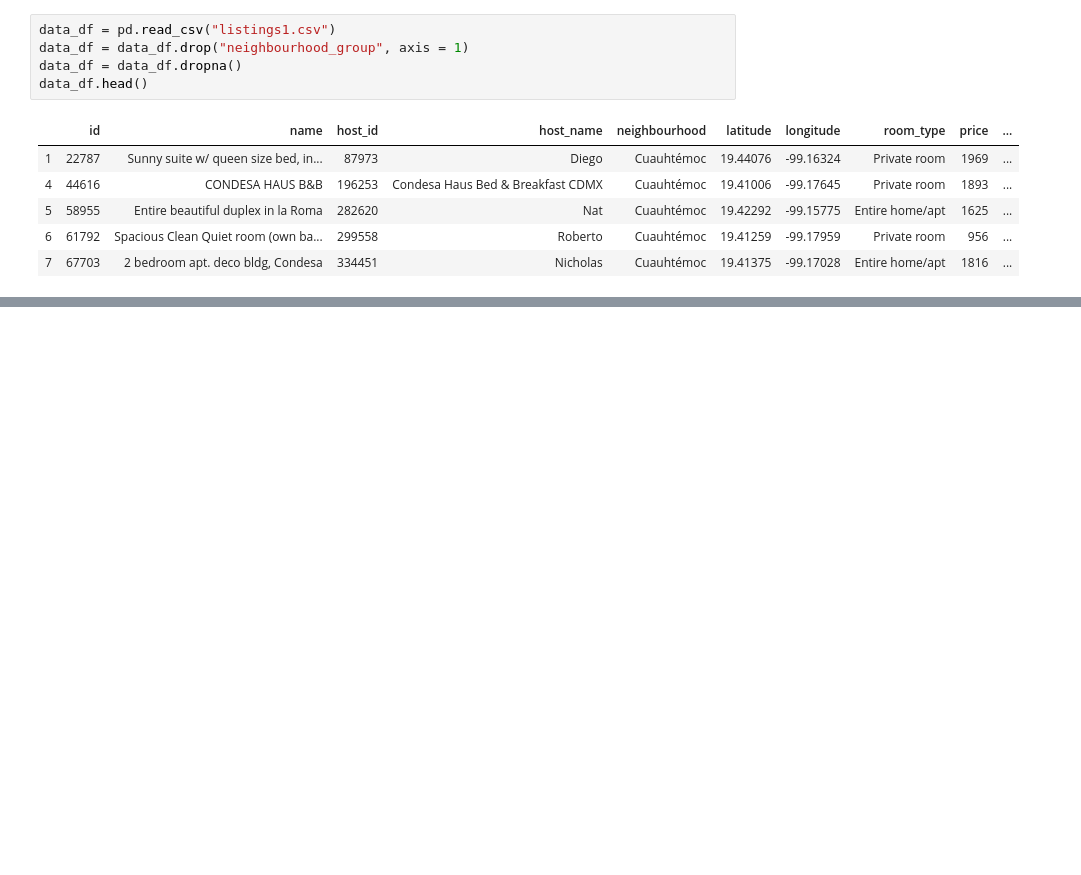
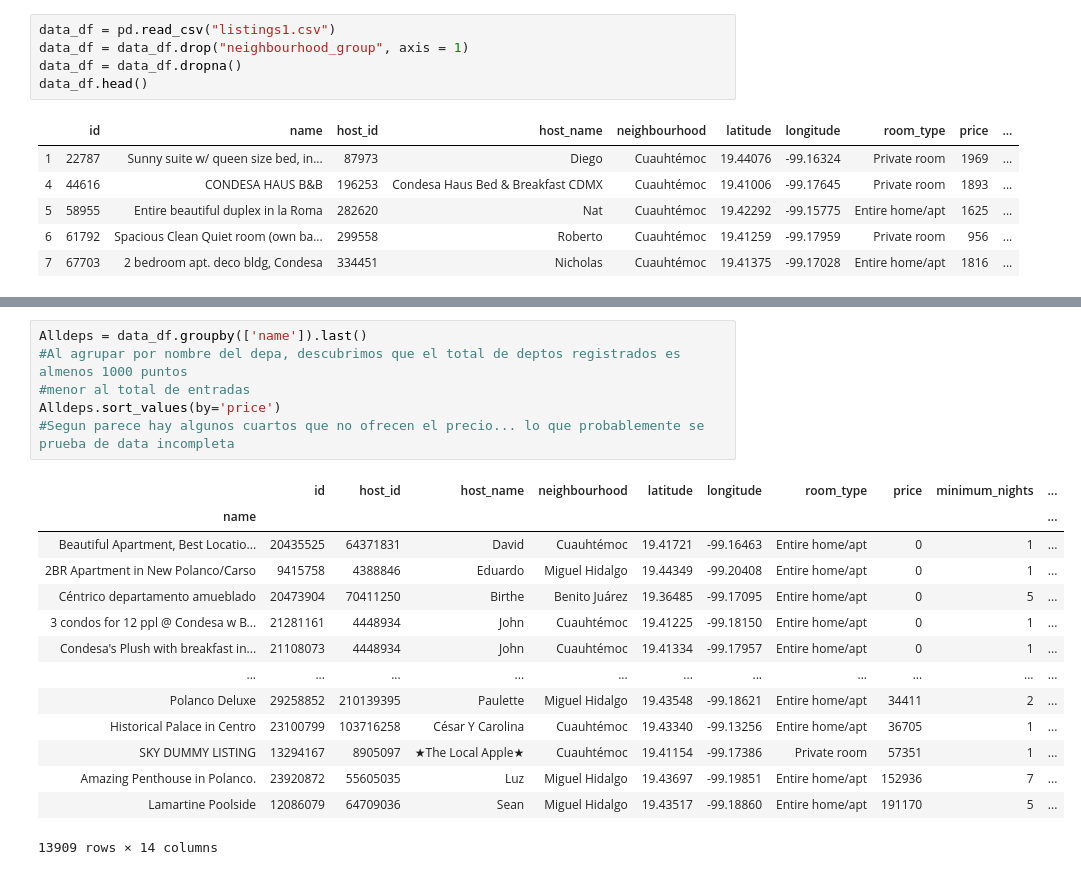
Before and after one commit to elc17/Project_1, a Jupyter notebook: project_1.ipynb, the cells around one changed output, grey strips where cells are left out. Cells and saved outputs as stored; diff of their text form; blank space fills up the shorter version.

Commit message:
Made a neighboor and host analysis

```diff
--- a/project_1.ipynb
+++ b/project_1.ipynb
@@ -19,0 +40,21 @@ data_df.head()
+# %%
+Alldeps = data_df.groupby(['name']).last()
+#Al agrupar por nombre del depa, descubrimos que el total de deptos registrados es almenos 1000 puntos
+#menor al total de entradas
+Alldeps.sort_values(by='price')
+#Segun parece hay algunos cuartos que no ofrecen el precio... lo que probablemente se prueba de data incompleta
+# %% [output]
+|  | id | host_id | host_name | neighbourhood | latitude | longitude | room_type | price | minimum_nights | ... |
+| name |  |  |  |  |  |  |  |  |  | ... |
+| Beautiful Apartment, Best Locatio... | 20435525 | 64371831 | David | Cuauhtémoc | 19.41721 | -99.16463 | Entire home/apt | 0 | 1 | ... |
+| 2BR Apartment in New Polanco/Carso | 9415758 | 4388846 | Eduardo | Miguel Hidalgo | 19.44349 | -99.20408 | Entire home/apt | 0 | 1 | ... |
+| Céntrico departamento amueblado | 20473904 | 70411250 | Birthe | Benito Juárez | 19.36485 | -99.17095 | Entire home/apt | 0 | 5 | ... |
+| 3 condos for 12 ppl @ Condesa w B... | 21281161 | 4448934 | John | Cuauhtémoc | 19.41225 | -99.18150 | Entire home/apt | 0 | 1 | ... |
+| Condesa's Plush with breakfast in... | 21108073 | 4448934 | John | Cuauhtémoc | 19.41334 | -99.17957 | Entire home/apt | 0 | 1 | ... |
+| ... | ... | ... | ... | ... | ... | ... | ... | ... | ... | ... |
+| Polanco Deluxe | 29258852 | 210139395 | Paulette | Miguel Hidalgo | 19.43548 | -99.18621 | Entire home/apt | 34411 | 2 | ... |
+| Historical Palace in Centro | 23100799 | 103716258 | César Y Carolina | Cuauhtémoc | 19.43340 | -99.13256 | Entire home/apt | 36705 | 1 | ... |
+| SKY DUMMY LISTING | 13294167 | 8905097 | ★The Local Apple★ | Cuauhtémoc | 19.41154 | -99.17386 | Private room | 57351 | 1 | ... |
+| Amazing Penthouse in Polanco. | 23920872 | 55605035 | Luz | Miguel Hidalgo | 19.43697 | -99.19851 | Entire home/apt | 152936 | 7 | ... |
+| Lamartine Poolside | 12086079 | 64709036 | Sean | Miguel Hidalgo | 19.43517 | -99.18860 | Entire home/apt | 191170 | 5 | ... |
+13909 rows × 14 columns
```
Also changed, not shown: parts of 5 cells of this notebook, 1 other file.
